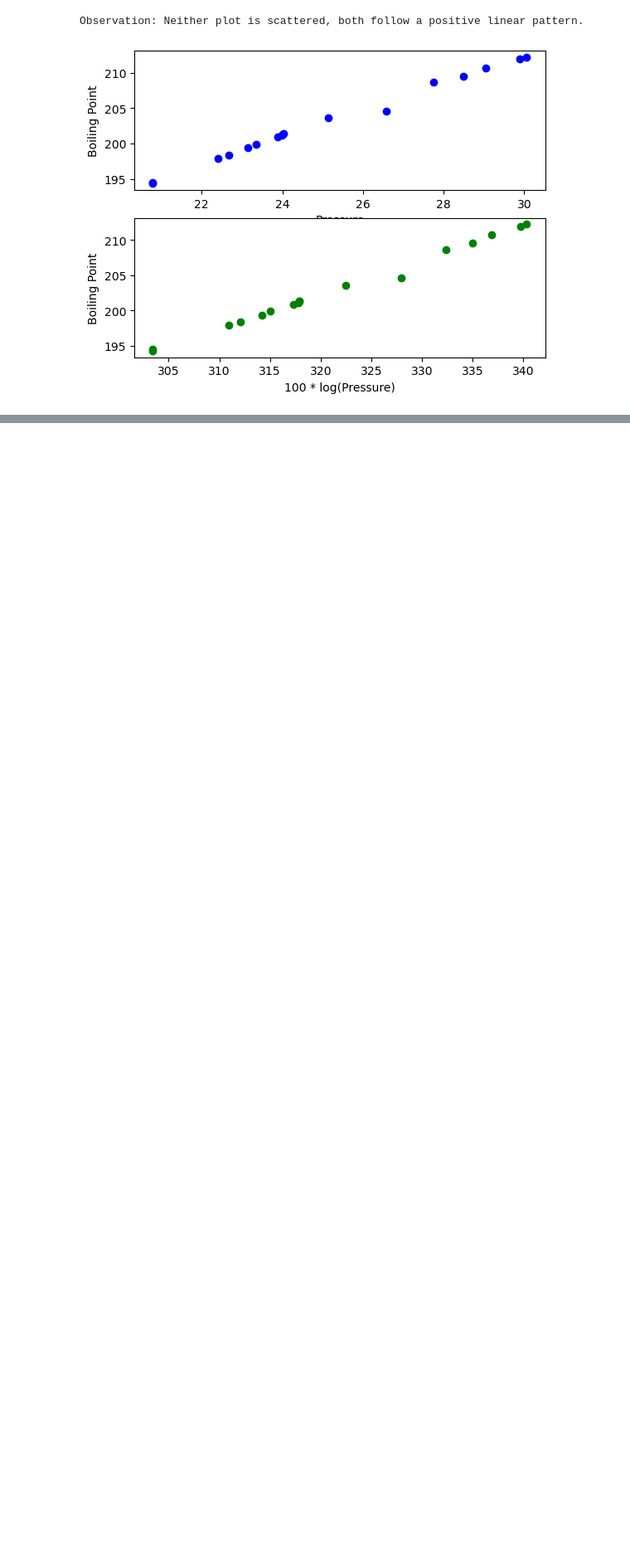
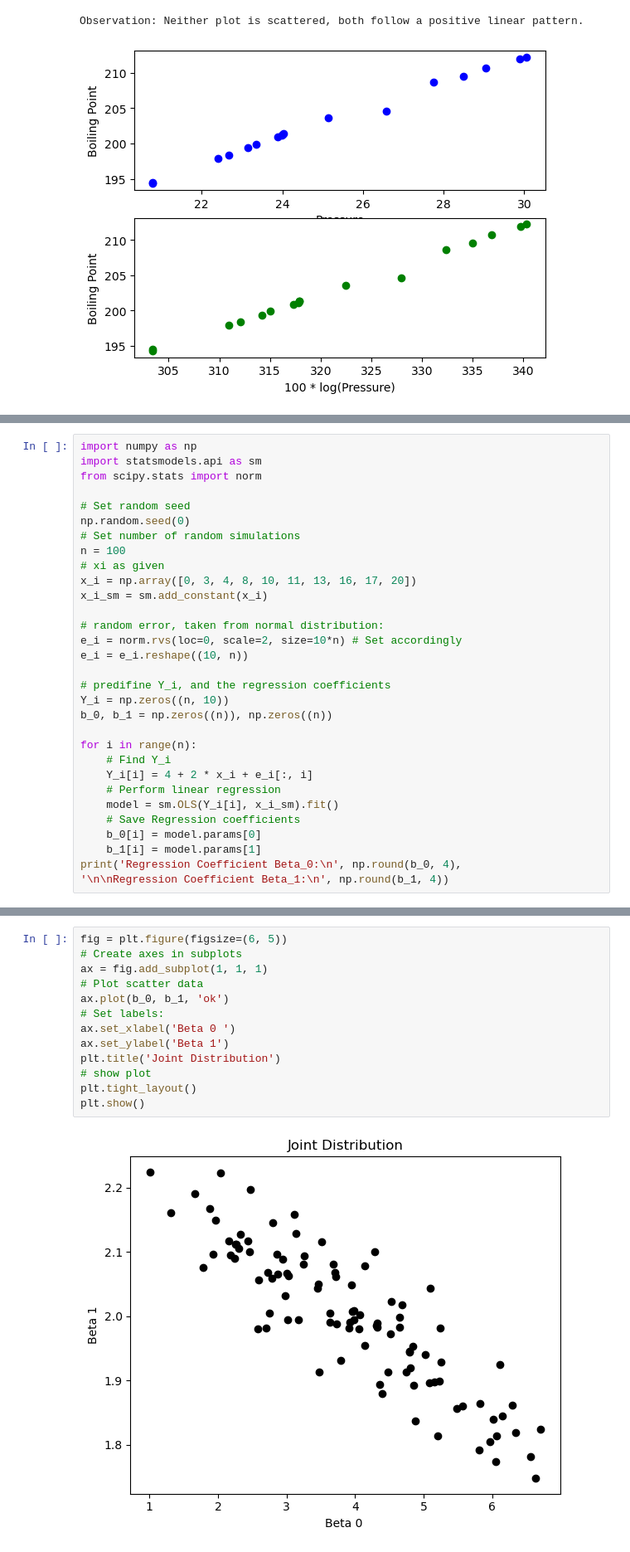
Before and after one commit to justinmeckmann1/STAT, a Jupyter notebook: SW01/exercises/sw_01.ipynb, the cells around one changed output, grey strips where cells are left out. Shown: that part at 83% size. Saved outputs shown, nothing was run; the diff lists cells and outputs as text; blank space fills up the shorter version.

```diff
--- a/SW01/exercises/sw_01.ipynb
+++ b/SW01/exercises/sw_01.ipynb
@@ -300,0 +378,31 @@ x       0.481   0.493
+# %%
+import numpy as np
+import statsmodels.api as sm
+from scipy.stats import norm
+
+# Set random seed
+np.random.seed(0)
+# Set number of random simulations
+n = 100
+# xi as given
+x_i = np.array([0, 3, 4, 8, 10, 11, 13, 16, 17, 20])
+x_i_sm = sm.add_constant(x_i)
+
+# random error, taken from normal distribution:
+e_i = norm.rvs(loc=0, scale=2, size=10*n) # Set accordingly
+e_i = e_i.reshape((10, n))
+
+# predifine Y_i, and the regression coefficients
+Y_i = np.zeros((n, 10))
+b_0, b_1 = np.zeros((n)), np.zeros((n))
+
+for i in range(n):
+    # Find Y_i
+    Y_i[i] = 4 + 2 * x_i + e_i[:, i]
+    # Perform linear regression
+    model = sm.OLS(Y_i[i], x_i_sm).fit()
+    # Save Regression coefficients
+    b_0[i] = model.params[0]
+    b_1[i] = model.params[1]
+print('Regression Coefficient Beta_0:\n', np.round(b_0, 4),
+'\n\nRegression Coefficient Beta_1:\n', np.round(b_1, 4))
@@ -300,0 +473,15 @@ x       0.481   0.493
+# %%
+fig = plt.figure(figsize=(6, 5))
+# Create axes in subplots
+ax = fig.add_subplot(1, 1, 1)
+# Plot scatter data
+ax.plot(b_0, b_1, 'ok')
+# Set labels:
+ax.set_xlabel('Beta 0 ')
+ax.set_ylabel('Beta 1')
+plt.title('Joint Distribution')
+# show plot
+plt.tight_layout()
+plt.show()
+# %% [output]
+[figure, added]
```
Also changed, not shown: parts of 12 cells of this notebook, 3 other files.
